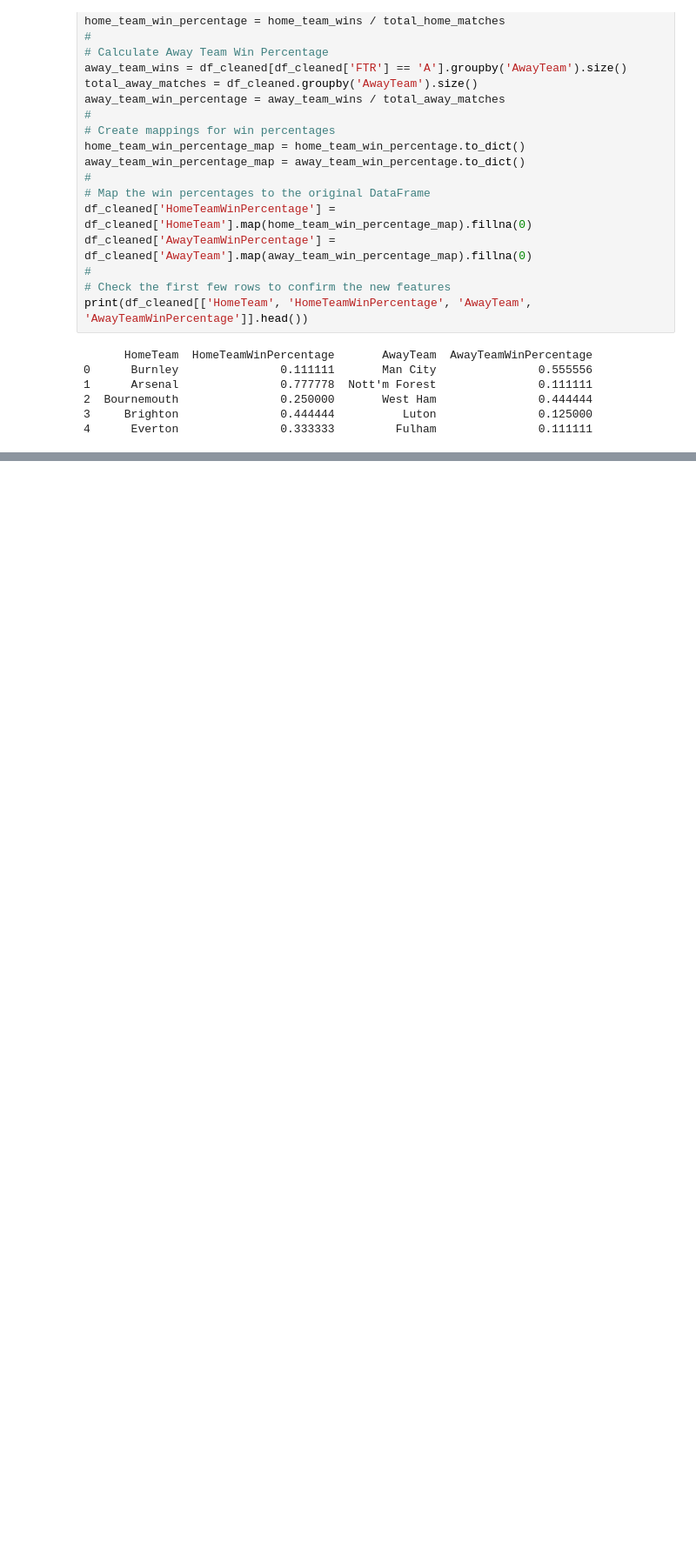
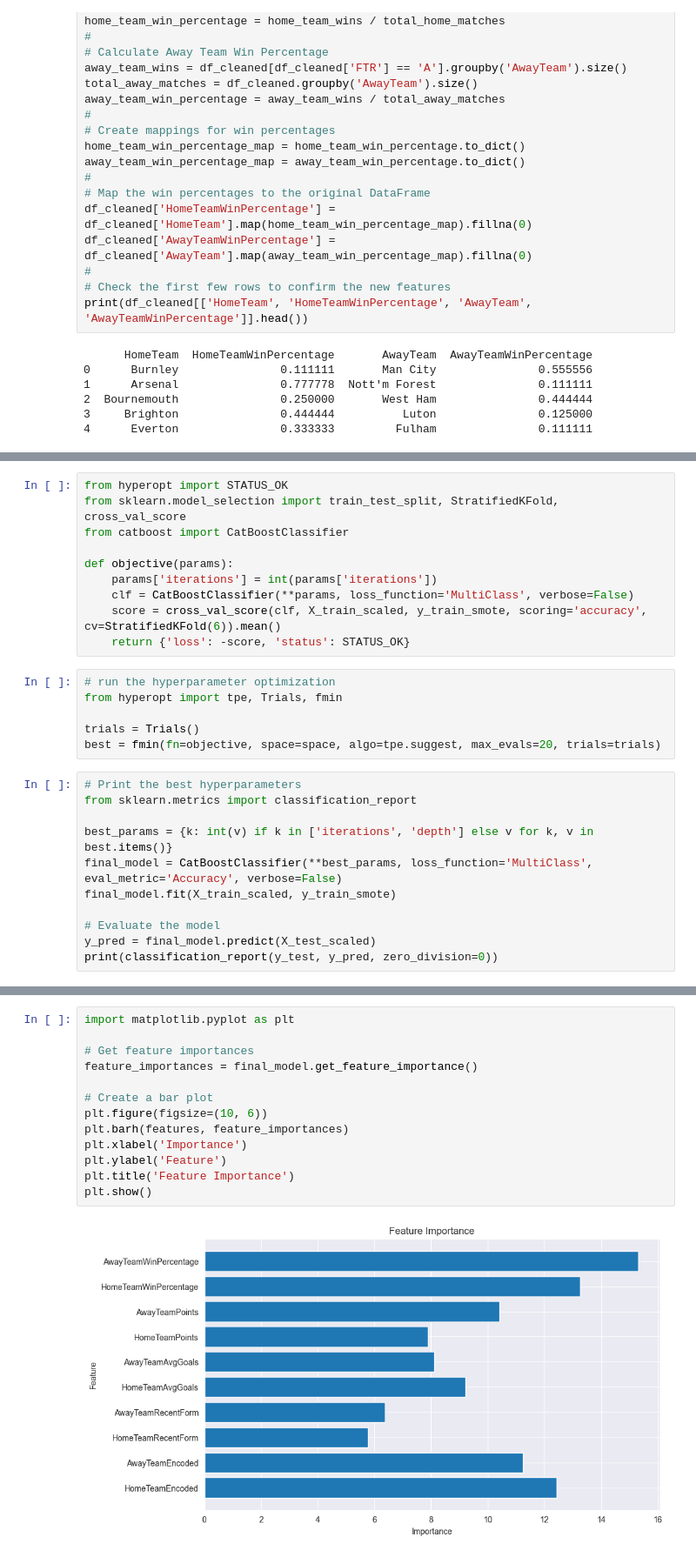
Before and after one commit to dagbolade/PL_prediction, a Jupyter notebook: all_top_leagues.ipynb, the cells around one changed output, grey strips where cells are left out. Shown at 87% size. Saved outputs shown, nothing was run; the diff lists cells and outputs as text; blank space fills up the shorter version.

```diff
--- a/all_top_leagues.ipynb
+++ b/all_top_leagues.ipynb
@@ -240,0 +344,27 @@ KeyError: 'HomeTeam'
+# %%
+from hyperopt import STATUS_OK
+from sklearn.model_selection import train_test_split, StratifiedKFold, cross_val_score
+from catboost import CatBoostClassifier
+
+def objective(params):
+    params['iterations'] = int(params['iterations'])
+    clf = CatBoostClassifier(**params, loss_function='MultiClass', verbose=False)
+    score = cross_val_score(clf, X_train_scaled, y_train_smote, scoring='accuracy', cv=StratifiedKFold(6)).mean()
+    return {'loss': -score, 'status': STATUS_OK}
+# %%
+# run the hyperparameter optimization
+from hyperopt import tpe, Trials, fmin
+
+trials = Trials()
+best = fmin(fn=objective, space=space, algo=tpe.suggest, max_evals=20, trials=trials)
+# %%
+# Print the best hyperparameters
+from sklearn.metrics import classification_report
+
+best_params = {k: int(v) if k in ['iterations', 'depth'] else v for k, v in best.items()}
+final_model = CatBoostClassifier(**best_params, loss_function='MultiClass', eval_metric='Accuracy', verbose=False)
+final_model.fit(X_train_scaled, y_train_smote)
+
+# Evaluate the model
+y_pred = final_model.predict(X_test_scaled)
+print(classification_report(y_test, y_pred, zero_division=0))
@@ -240,0 +381,15 @@ KeyError: 'HomeTeam'
+# %%
+import matplotlib.pyplot as plt
+
+# Get feature importances
+feature_importances = final_model.get_feature_importance()
+
+# Create a bar plot
+plt.figure(figsize=(10, 6))
+plt.barh(features, feature_importances)
+plt.xlabel('Importance')
+plt.ylabel('Feature')
+plt.title('Feature Importance')
+plt.show()
+# %% [output]
+[figure, added]
```
Also changed, not shown: parts of 8 cells of this notebook, 5 other files.
